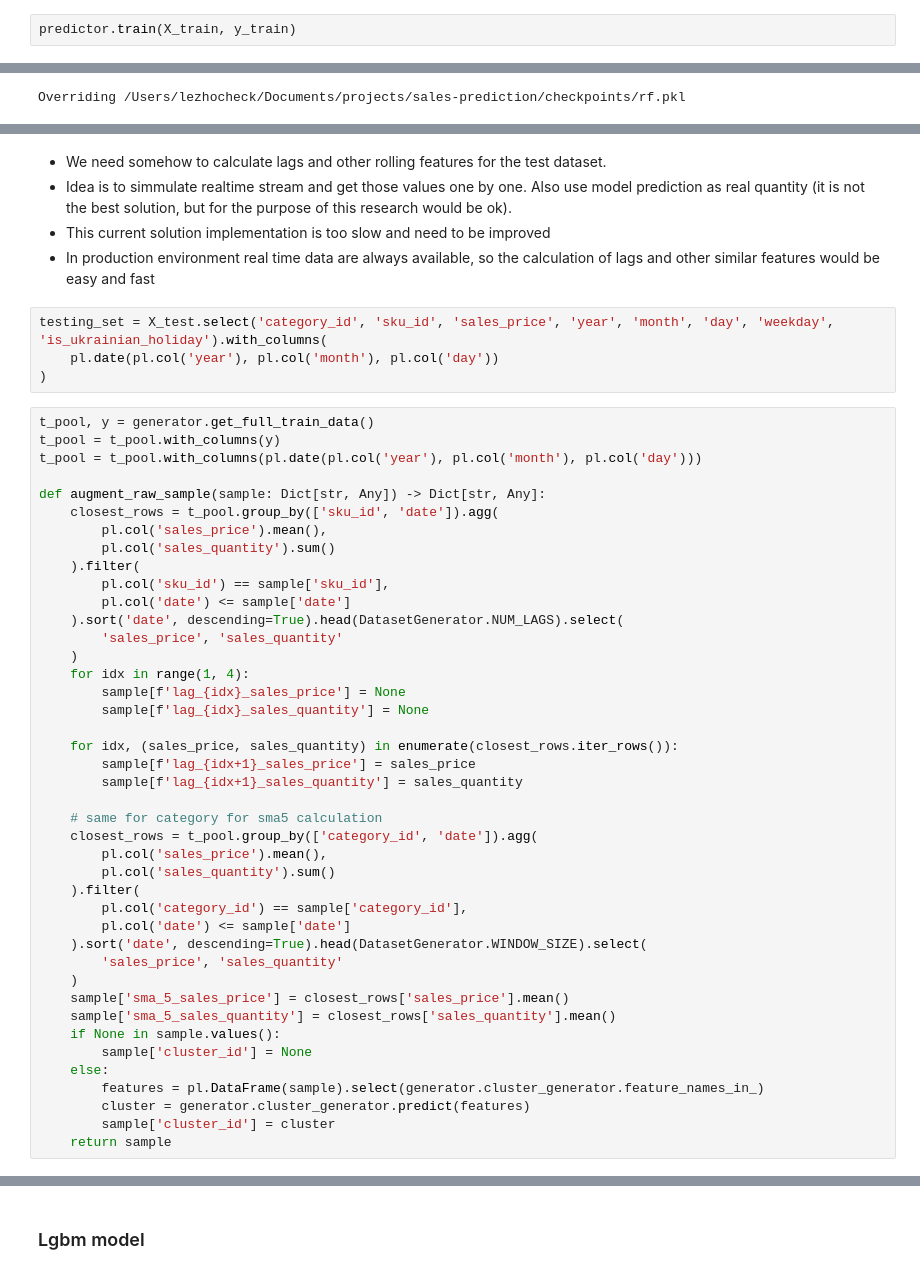
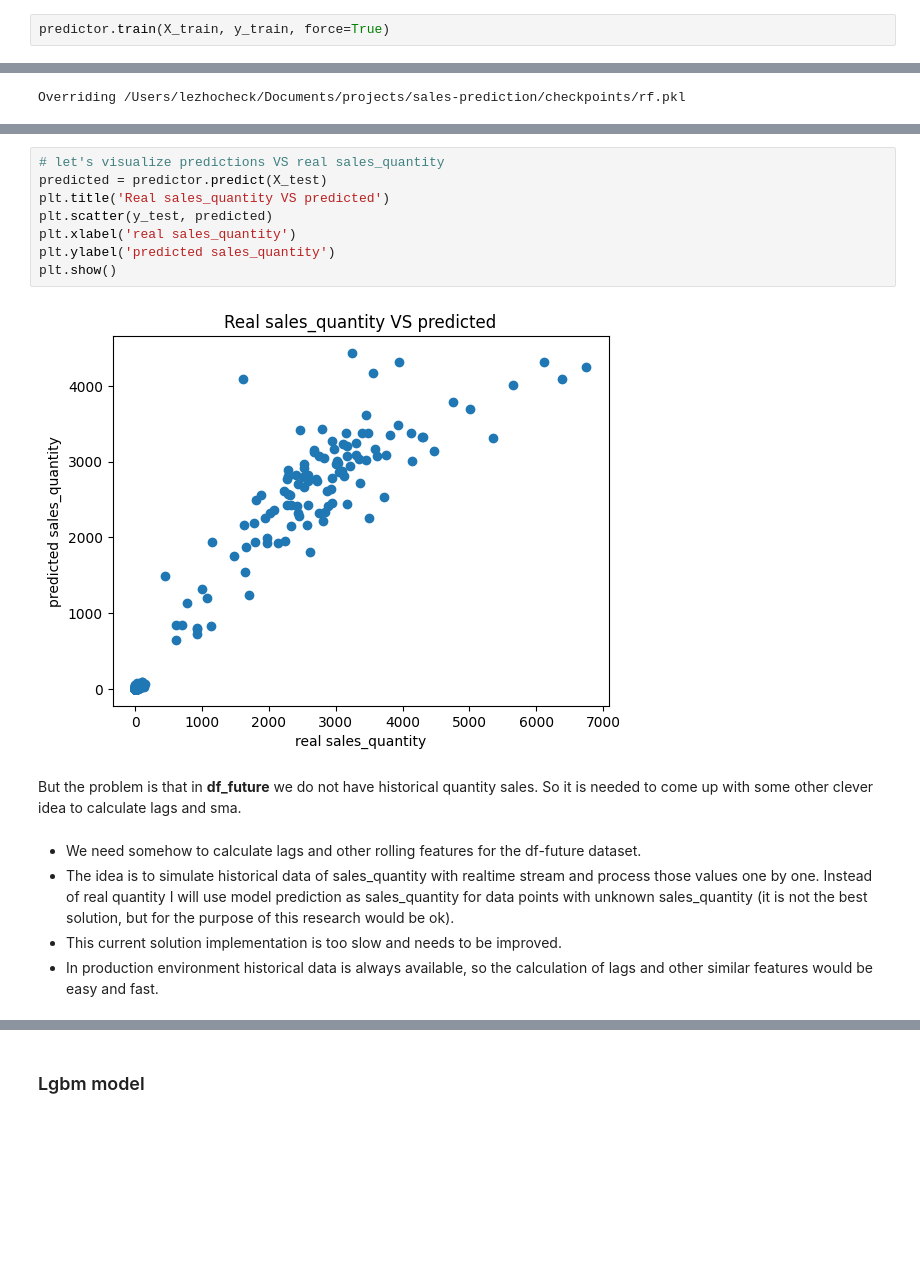
Before and after one commit to lezhocheck/sales-prediction, a Jupyter notebook: notebooks/predict.ipynb, the cells around one changed output, grey strips where cells are left out. Saved outputs shown, nothing was run; the diff lists cells and outputs as text; blank space fills up the shorter version.

```diff
--- a/notebooks/predict.ipynb
+++ b/notebooks/predict.ipynb
@@ -20,5 +26,5 @@ predictor = RandomForestPredictor('../checkpoints/rf.pkl')
 # %% [markdown]
 Firstly, let's train RandomForestPredictor
 # %%
-predictor.train(X_train, y_train)
+predictor.train(X_train, y_train, force=True)
 # %% [output]
@@ -85,51 +61,17 @@ shape: (11_368, 9)
+# %%
+# let's visualize predictions VS real sales_quantity
+predicted = predictor.predict(X_test)
+plt.title('Real sales_quantity VS predicted')
+plt.scatter(y_test, predicted)
+plt.xlabel('real sales_quantity')
+plt.ylabel('predicted sales_quantity')
+plt.show()
+# %% [output]
+[figure, added]
+# %% [markdown]
+But the problem is that in **df_future** we do not have historical quantity sales. So it is needed to come up with some other clever idea to calculate lags and sma.
 # %% [markdown]
-- We need somehow to calculate lags and other rolling features for the test dataset.
-- Idea is to simmulate realtime stream and get those values one by one. Also use model prediction as real quantity (it is not the best solution, but for the purpose of this research would be ok).
-- This current solution implementation is too slow and need to be improved
-- In production environment real time data are always available, so the calculation of lags and other similar features would be easy and fast
+- We need somehow to calculate lags and other rolling features for the df-future dataset.
+- The idea is to simulate historical data of sales_quantity with realtime stream and process those values one by one. Instead of real quantity I will use model prediction as sales_quantity for data points with unknown sales_quantity (it is not the best solution, but for the purpose of this research would be ok).
+- This current solution implementation is too slow and needs to be improved.
+- In production environment historical data is always available, so the calculation of lags and other similar features would be easy and fast.
-# %%
-testing_set = X_test.select('category_id', 'sku_id', 'sales_price', 'year', 'month', 'day', 'weekday', 'is_ukrainian_holiday').with_columns(
-    pl.date(pl.col('year'), pl.col('month'), pl.col('day'))
-)
-# %%
-t_pool, y = generator.get_full_train_data()
-t_pool = t_pool.with_columns(y)
-t_pool = t_pool.with_columns(pl.date(pl.col('year'), pl.col('month'), pl.col('day')))
-
-def augment_raw_sample(sample: Dict[str, Any]) -> Dict[str, Any]:
-    closest_rows = t_pool.group_by(['sku_id', 'date']).agg(
-        pl.col('sales_price').mean(),
-        pl.col('sales_quantity').sum()
-    ).filter(
-        pl.col('sku_id') == sample['sku_id'],
-        pl.col('date') <= sample['date']
-    ).sort('date', descending=True).head(DatasetGenerator.NUM_LAGS).select(
-        'sales_price', 'sales_quantity'
-    )
-    for idx in range(1, 4):
-        sample[f'lag_{idx}_sales_price'] = None
-        sample[f'lag_{idx}_sales_quantity'] = None
-
-    for idx, (sales_price, sales_quantity) in enumerate(closest_rows.iter_rows()):
-        sample[f'lag_{idx+1}_sales_price'] = sales_price
-        sample[f'lag_{idx+1}_sales_quantity'] = sales_quantity
-
-    # same for category for sma5 calculation
-    closest_rows = t_pool.group_by(['category_id', 'date']).agg(
-        pl.col('sales_price').mean(),
-        pl.col('sales_quantity').sum()
-    ).filter(
-        pl.col('category_id') == sample['category_id'],
-        pl.col('date') <= sample['date']
-    ).sort('date', descending=True).head(DatasetGenerator.WINDOW_SIZE).select(
-        'sales_price', 'sales_quantity'
-    )
-    sample['sma_5_sales_price'] = closest_rows['sales_price'].mean()
-    sample['sma_5_sales_quantity'] = closest_rows['sales_quantity'].mean()
-    if None in sample.values():
-        sample['cluster_id'] = None
-    else:
-        features = pl.DataFrame(sample).select(generator.cluster_generator.feature_names_in_)
-        cluster = generator.cluster_generator.predict(features)
-        sample['cluster_id'] = cluster
-    return sample
```
Also changed, not shown: parts of 27 cells of this notebook, 4 other files.
